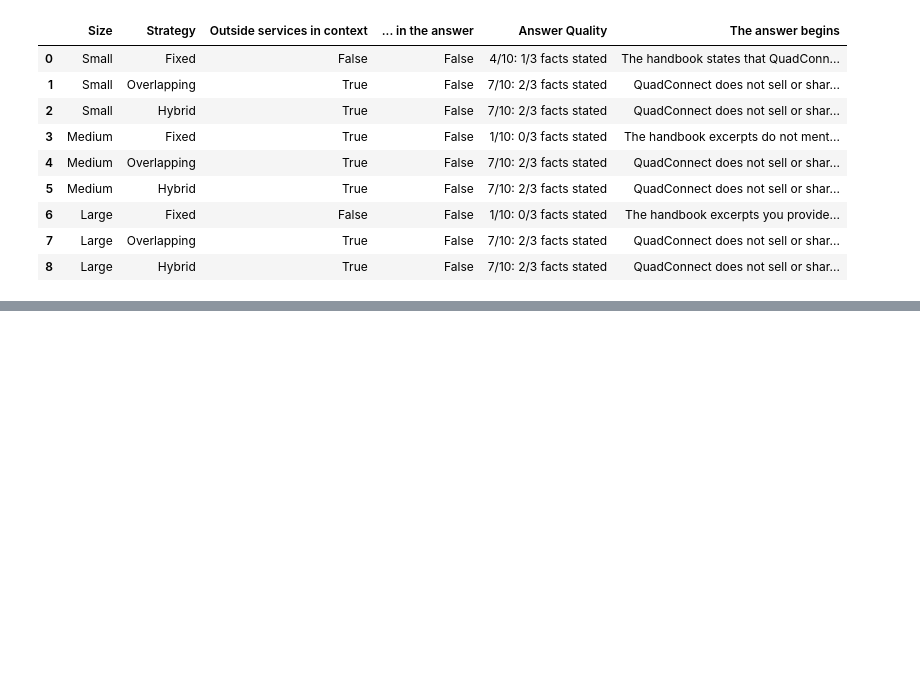
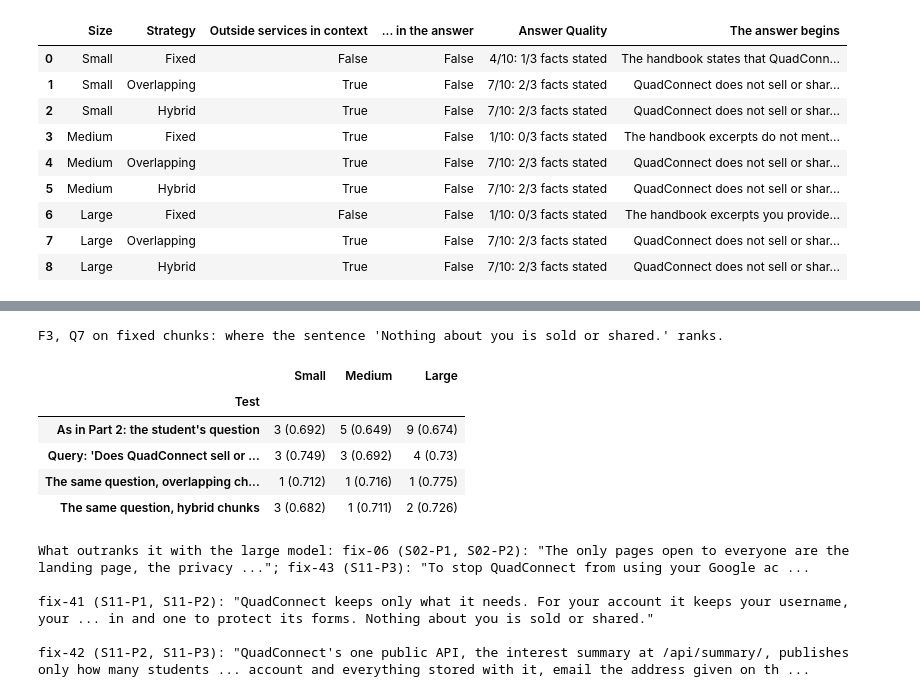
Before and after one commit to manojkmohan5/13_QuadConnect, a Jupyter notebook: rag/rag_system.ipynb, the cells around one changed output, grey strips where cells are left out. Drawn from its saved outputs; the diff is of its cells as text; code cells hidden in the pictures; blank space fills up the shorter version.

```diff
--- a/rag/rag_system.ipynb
+++ b/rag/rag_system.ipynb
@@ -1805,0 +1866,15 @@ Q1 on the medium model with fixed chunks: Our squad has eight people. Which venu
+# %%
+SEAT_COUNTS = ["The Illini Union seats twelve people"]
+print("F2, Q1 on fixed chunks: where the chunk with the seat counts ranks.")
+rank_table([("As in Part 2: the student's question", ("Fixed", TESTS[0]["Query"], SEAT_COUNTS)),
+            ("Query: 'Which venues have at least eight seats?'",
+             ("Fixed", "Which venues have at least eight seats?", SEAT_COUNTS)),
+            ("Query: 'How many people does each venue seat?'",
+             ("Fixed", "How many people does each venue seat?", SEAT_COUNTS))])
+third = STORES["Medium", "Fixed"].search(STORES["Medium", "Fixed"].embed_query(TESTS[0]["Query"]), k=3)
+print(f"Medium model: the 3rd chunk scored {third['Score'].iloc[2]:.3f}; the seat counts' chunk "
+      f"{evidence_rank('Medium', 'Fixed', TESTS[0]['Query'], SEAT_COUNTS)[1]:.3f}.")
+fixed = CHUNKS["Fixed"].set_index("Chunk")
+for chunk in ["fix-23", "fix-24"]:
+    print(f"\n{chunk} ({', '.join(fixed.loc[chunk, 'Paragraphs'])}, {fixed.loc[chunk, 'Words']} words):")
+    print(wrapped(fixed.loc[chunk, "Text"], indent="    "))
@@ -1805,0 +1905,28 @@ Q1 on the medium model with fixed chunks: Our squad has eight people. Which venu
+# %%
+NOT_SOLD = facts_of("Q7", "not sold")
+print("F3, Q7 on fixed chunks: where the sentence 'Nothing about you is sold or shared.' ranks.")
+rank_table([("As in Part 2: the student's question", ("Fixed", TESTS[6]["Query"], NOT_SOLD)),
+            ("Query: 'Does QuadConnect sell or share my personal data?'",
+             ("Fixed", "Does QuadConnect sell or share my personal data?", NOT_SOLD)),
+            ("The same question, overlapping chunks", ("Overlapping", TESTS[6]["Query"], NOT_SOLD)),
+            ("The same question, hybrid chunks", ("Hybrid", TESTS[6]["Query"], NOT_SOLD))])
+top = STORES["Large", "Fixed"].search(STORES["Large", "Fixed"].embed_query(TESTS[6]["Query"]), k=3)
+print("What outranks it with the large model: " + "; ".join(
+    f"{r.Chunk} ({', '.join(r.Paragraphs)}): \"{' '.join(r.Body.split()[:12])} ...\"" for r in top.itertuples()))
+for chunk in ["fix-41", "fix-42"]:
+    text = fixed.loc[chunk, "Text"]
+    print(f"\n{chunk} ({', '.join(fixed.loc[chunk, 'Paragraphs'])}): \"{' '.join(text.split()[:14])} ... "
+          f"{' '.join(text.split()[-14:])}\"")
+# %% [output]
+F3, Q7 on fixed chunks: where the sentence 'Nothing about you is sold or shared.' ranks.
+|  | Small | Medium | Large |
+| Test |  |  |  |
+| As in Part 2: the student's question | 3 (0.692) | 5 (0.649) | 9 (0.674) |
+| Query: 'Does QuadConnect sell or ... | 3 (0.749) | 3 (0.692) | 4 (0.73) |
+| The same question, overlapping ch... | 1 (0.712) | 1 (0.716) | 1 (0.775) |
+| The same question, hybrid chunks | 3 (0.682) | 1 (0.711) | 2 (0.726) |
+What outranks it with the large model: fix-06 (S02-P1, S02-P2): "The only pages open to everyone are the landing page, the privacy ..."; fix-43 (S11-P3): "To stop QuadConnect from using your Google ac ...
+
+fix-41 (S11-P1, S11-P2): "QuadConnect keeps only what it needs. For your account it keeps your username, your ... in and one to protect its forms. Nothing about you is sold or shared."
+
+fix-42 (S11-P2, S11-P3): "QuadConnect's one public API, the interest summary at /api/summary/, publishes only how many students ... account and everything stored with it, email the address given on th ...
```
Also changed, not shown: parts of 11 cells of this notebook, 7 other files.
